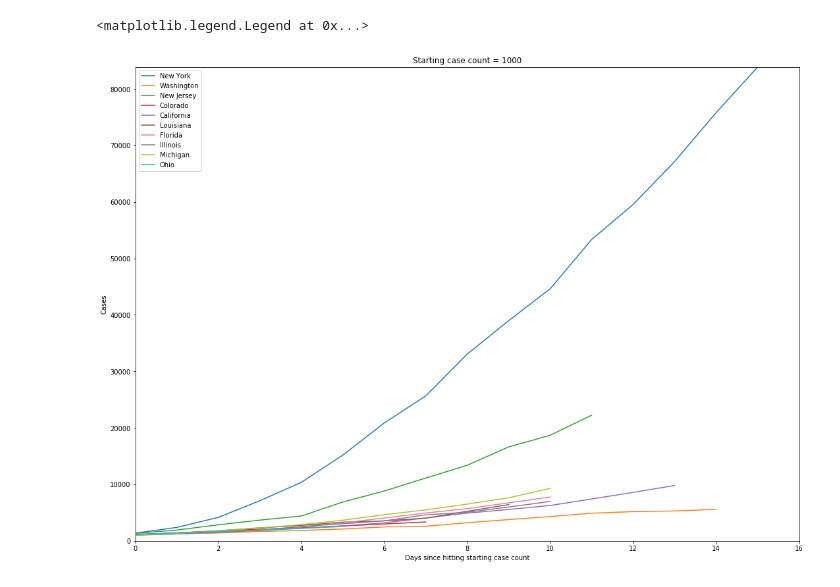
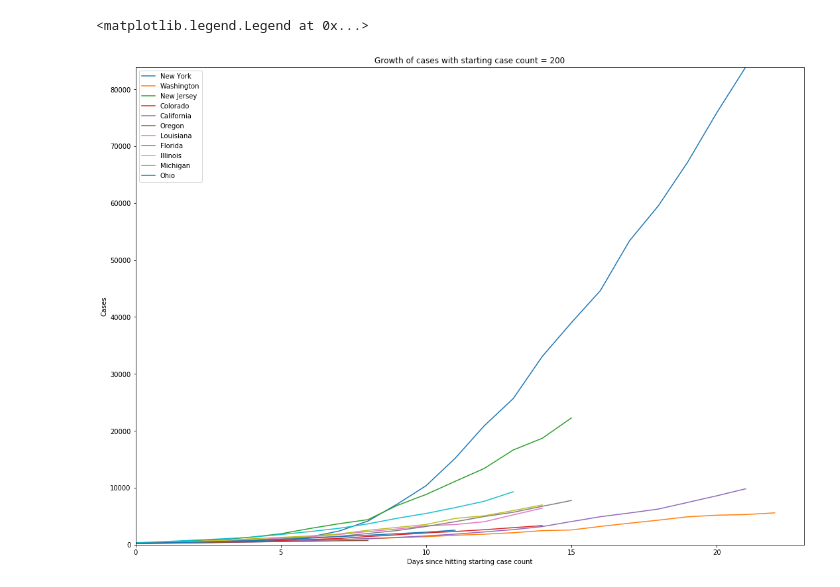
Before and after one commit to nytimes/covid-19-data, a Jupyter notebook: my-analysis.ipynb, the cells around one changed output. Cells and saved outputs as stored; diff of their text form; code cells hidden in the pictures.

```diff
--- a/my-analysis.ipynb
+++ b/my-analysis.ipynb
@@ -5,35 +5,35 @@ import numpy as np
 # %%
 data = pd.read_csv('us-states.csv')
 # %%
-starting_cases = 1000
+starting_cases = 200
 fig = plt.figure(figsize=(14,10))
 ax = fig.add_axes([0,0,1,1])
-ax.set_title('Starting case count = ' + str(starting_cases))
+ax.set_title('Growth of cases with starting case count = ' + str(starting_cases))
 ax.set_xlabel('Days since hitting starting case count')
 ax.set_ylabel('Cases')
 
 def doplot(fulldata, state):
     data = fulldata[fulldata.state == state][['date', 'cases']]
     data = data[data.cases >= starting_cases]
     if len(data['cases']):
         data_asarray = data.cases.values
         ax.set_xlim(0, max(data_asarray.size, ax.get_xlim()[1]))
         ax.set_ylim(0, max(data['cases'].max(), ax.get_ylim()[1]))
         ax.plot(data_asarray, label=state)
 
 doplot(data, 'New York')
 doplot(data, 'Washington')
 doplot(data, 'New Jersey')
 doplot(data, 'Colorado')
 doplot(data, 'California')
 doplot(data, 'Oregon')
 doplot(data, 'Louisiana')
 doplot(data, 'Florida')
 doplot(data, 'Illinois')
 doplot(data, 'Michigan')
 doplot(data, 'Ohio')
 
 ax.legend()
 # %% [output]
 <matplotlib.legend.Legend at 0x...>
-[figure, old version]
+[figure, new version]
```
Also changed, not shown: parts of 1 cell of this notebook.
